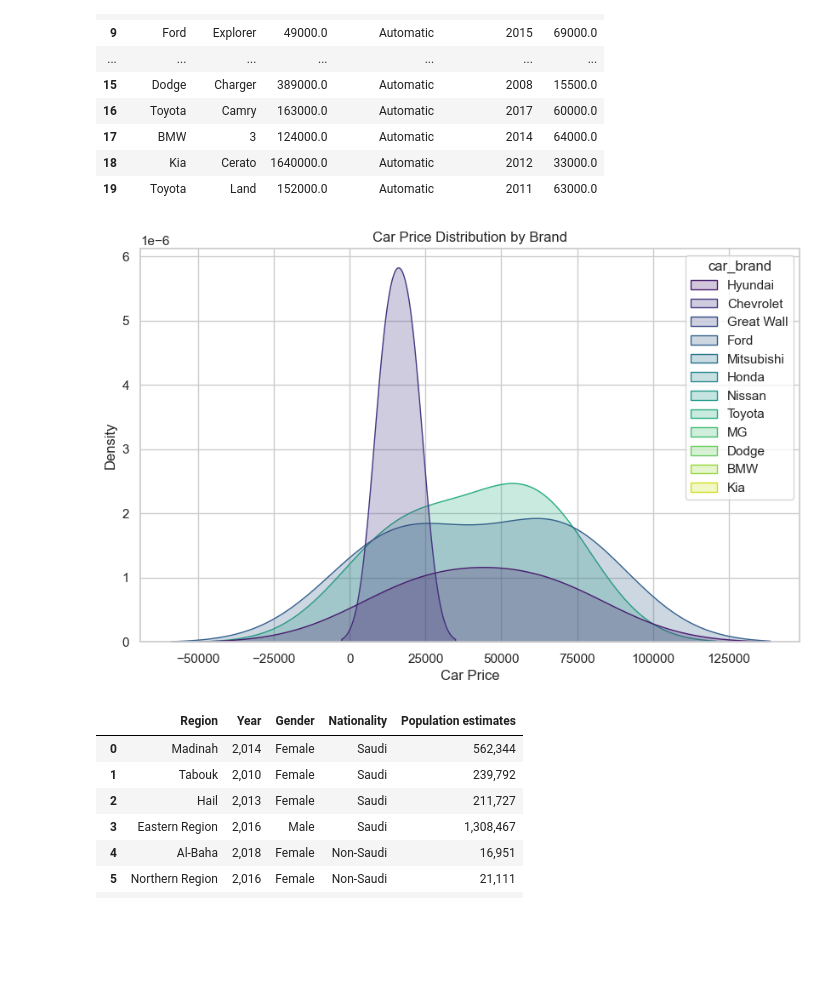
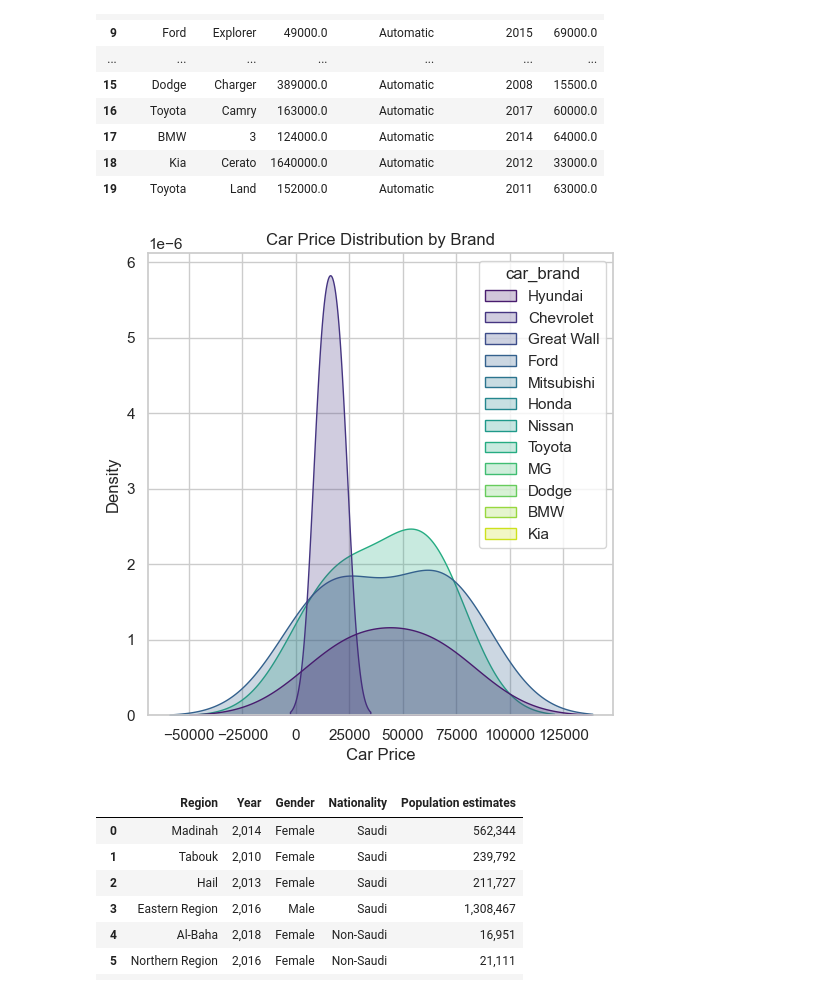
Before and after one commit to Nada-x/Public-Transportation, a Jupyter notebook: team2.ipynb, the cells around one changed output. Cells and saved outputs as stored; diff of their text form; code cells hidden in the pictures; blank space fills up the shorter version.

```diff
--- a/team2.ipynb
+++ b/team2.ipynb
@@ -83,16 +106,0 @@ Passing `palette` without assigning `hue` is deprecated and will be removed in v
-# %%
-data = {
-    'City': ['Riyadh', 'Jeddah', 'Madinah', 'Dammam'],
-    'Population Density': [1.31, 0.98, 5.04, 25.75]
-}
-
-df = pd.DataFrame(data)
-
-plt.figure(figsize=(8, 6))
-sns.set(style="whitegrid")
-sns.lineplot(x='City', y='Population Density', data=df, marker='o', markersize=10, color='b', linewidth=2)
-plt.xlabel('City')
-plt.ylabel('Population Density (Person per Public Transport Passenger)')
-plt.title('Population Density for Different Cities in 2022')
-
-plt.show()
@@ -101,16 +106,0 @@ plt.show()
-# %%
-data = {
-    'City': ['Riyadh', 'Jeddah', 'Madinah', 'Dammam'],
-    'Population Density': [1.31, 0.98, 5.04, 25.75]
-}
-
-df = pd.DataFrame(data)
-
-plt.figure(figsize=(8, 6))
-sns.set(style="whitegrid")
-sns.scatterplot(x='City', y='Population Density', data=df, hue='City',  s=100)
-plt.xlabel('City')
-plt.ylabel('Population Density (Person per Public Transport Passenger)')
-plt.title('Population Density for Different Cities in 2022')
-
-plt.show()
@@ -187,28 +128,28 @@ df1.head(20)
 # %%
 
 
 data = {
     'car_brand': ['Hyundai', 'Chevrolet', 'Great Wall', 'Ford', 'Mitsubishi', 'Honda', 'Hyundai', 'Ford', 'Nissan', 'Ford', 'Toyota', 'Ford', 'MG', 'Toyota', 'Chevrolet', 'Dodge', 'Toyota', 'BMW', 'Kia', 'Toyota'],
     'car_model': ['Tucson', 'Trailblazer', 'Unknown', 'Fusion', 'Attrage', 'HR-V', 'Accent', 'Explorer', 'Sentra', 'Explorer', 'Yaris', 'Focus', '3', 'Camry', 'Cruze', 'Charger', 'Camry', '3', 'Cerato', 'Land'],
     'car_driven': [83491.0, 222000.0, 0.0, 178000.0, 10500.0, 1000.0, 68000.0, 49000.0, 149000.0, 49000.0, 118000.0, 280000.0, 325889.0, 410000.0, 200000.0, 389000.0, 163000.0, 124000.0, 1640000.0, 152000.0],
     'car_transmission': ['Automatic', 'Automatic', 'Automatic', 'Automatic', 'Automatic', 'Automatic', 'Automatic', 'Automatic', 'CVT', 'Automatic', 'Automatic', 'Automatic', 'Automatic', 'Automatic', 'Manual', 'Automatic', 'Automatic', 'Automatic', 'Automatic', 'Automatic'],
     'car_model_year': [2018, 2009, 2022, 2012, 2020, 2021, 2016, 2015, 2014, 2015, 2017, 2010, 2008, 2006, 2010, 2008, 2017, 2014, 2012, 2011],
     'car_price': [64000.0, 20000.0, 135000.0, 23000.0, 32000.0, 80000.0, 24000.0, 69000.0, 23000.0, 69000.0, 30000.0, 10500.0, 13000.0, 10000.0, 12000.0, 15500.0, 60000.0, 64000.0, 33000.0, 63000.0]
 }
 
 df = pd.DataFrame(data)
 
-plt.figure(figsize=(10, 6))
+plt.figure(figsize=(6, 6))
 sns.set(style="whitegrid")
 sns.kdeplot(data=df, x='car_price', hue='car_brand', fill=True, palette='viridis')
 
 plt.xlabel('Car Price')
 plt.ylabel('Density')
 plt.title('Car Price Distribution by Brand')
 
 plt.show()
 # %% [output]
-[figure, old version]
+[figure, new version]
 # %%
 df2 = pd.read_csv("Population_estimates_by_gender_nationality_and_region_2010_-_2022_data.csv")
 df2.head(20)
```
Also changed, not shown: parts of 7 cells of this notebook.
